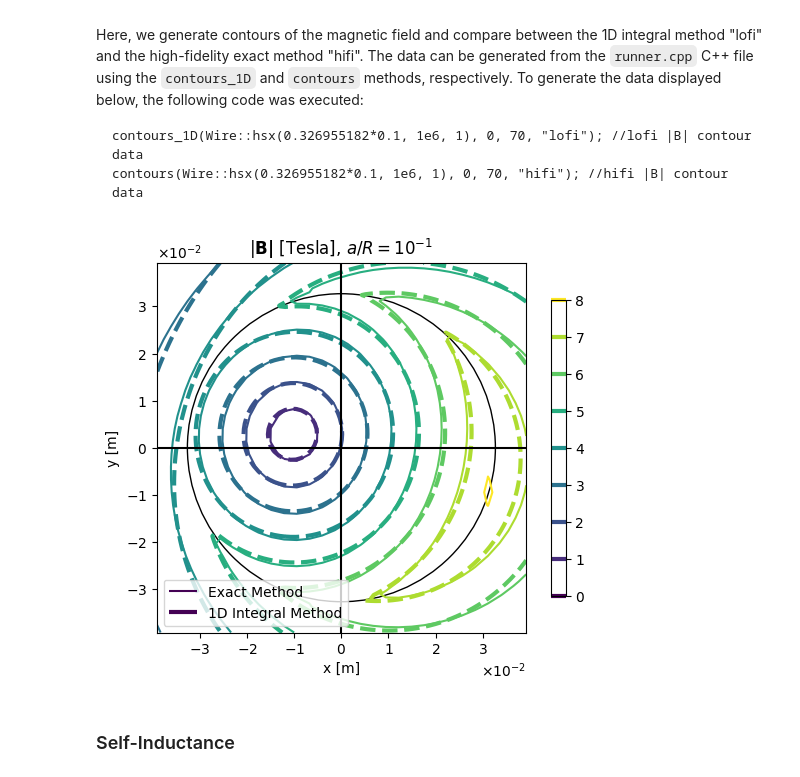
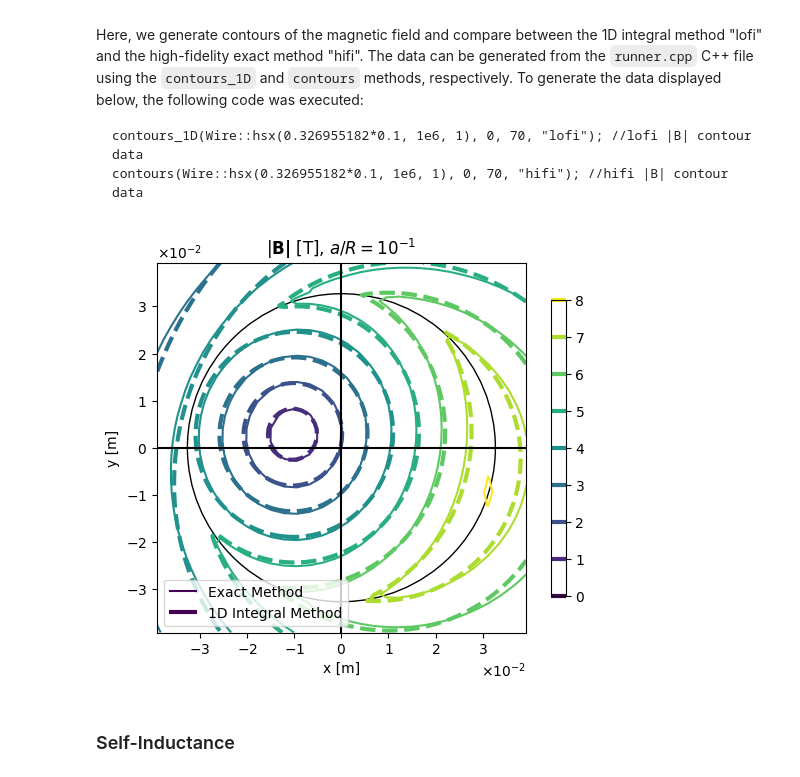
Before and after one commit to smhurwitz/Coil_Fields, a Jupyter notebook: analysis.ipynb, the cells around one changed output. Cells and saved outputs as stored; diff of their text form; code cells hidden in the pictures.

```diff
--- a/analysis.ipynb
+++ b/analysis.ipynb
@@ -0,0 +6,16 @@
+# %%
+import numpy as np
+import matplotlib
+from matplotlib import pyplot as plt
+
+matplotlib.rcParams.update({'font.size': 10})
+def f(x):
+   return (1-np.cos(x))/(2*(1-np.cos(x))+0.01*np.exp(-0.5))**1.5
+
+x = np.linspace(-3, 3, 1000)
+
+plt.plot(x, f(x))
+
+plt.title('Regularized Biot-Savart Law Integrand, $a/R=10^{-1}$')
+plt.xlabel(r'$\phi$ [radians]')
+plt.savefig("sin.pdf", bbox_inches='tight')
@@ -8,19 +29,32 @@ The force data came from running `force_plots(Wire::hsx(0.326955182*0.01, 1e6, 1
 import numpy as np
 import matplotlib
 import matplotlib.pyplot as plt
+matplotlib.rcParams.update({'font.size': 10})
+
 
 f = open("data/f_profiles.txt", "r")
-matplotlib.rcParams.update({'font.size': 10})
 
 ar = np.loadtxt(f)
 phi = ar[:, 0]
 fhi = ar[:, 1]
 flo = ar[:, 2]
 
+phi = np.append(phi, phi[0] +2 * np.pi)
+fhi = np.append(fhi, fhi[0])
+flo = np.append(flo, flo[0])
+rel_err = np.abs(2 * (fhi - flo) / (fhi + flo))
+
+plt.figure()
 plt.plot(phi, fhi, label="Exact Method",color="red")
 plt.plot(phi, flo, '--', label="1D Integral Method",color="#15A3EB")
-plt.xlabel('phi [unitless]')
+plt.xlabel(r'$\phi$ [radians]')
 plt.ylabel(r'$dF_x/dl$ [N/m]')
 plt.legend()
-plt.show()
+plt.savefig("self-force.pdf")
+
+plt.figure()
+plt.plot(phi, rel_err)
+plt.xlabel(r'$\phi$ [radians]')
+plt.ylabel(r'relative error in $dF_x/dl$ [unitless]')
+plt.savefig("relative_self-force.pdf")
 # %% [output]
@@ -76,37 +111,38 @@ def contour(exactname,lofiname, radius, phi):
     # convert 1d array to meshgrid
     X, Y = np.meshgrid(np.unique(x), np.unique(y))
     B = np.empty(np.shape(X))
     for i in range(np.shape(B)[0]):
         for j in range(np.shape(B)[1]):
             wherex = np.where(x == X[i, j])
             wherey = np.where(y == Y[i, j])
             loc = np.intersect1d(wherex, wherey)[0]
             B[i, j] = b[loc]
             if (b[loc] == 0):
                 B[i, j] = math.nan
                 print(B[i, j])
 
     CS2 = ax.contour(X, Y, B, 8, linestyles='dashed', linewidths=3, levels=[0,1,2,3,4,5,6,7,8]) #,linestyles='dashed'
 
     # plot axes and circle representing wire boundary
     circle1 = plt.Circle((0, 0), radius, color='black', fill=False)
     ax.add_patch(circle1)
     ax.axhline(y=0, color='black')
     ax.axvline(x=0, color='black')
-    ax.set_title(r'$|\bf{B}|$ [Tesla], $a/R=10^{-1}$')
+    ax.set_title(r'$|\bf{B}|$ [T], $a/R=10^{-1}$')
     ax.set_xlabel('x [m]')
     ax.set_ylabel('y [m]')
 
     plt.ticklabel_format(axis='both', style='sci', scilimits=(0, 0), useMathText=True)
     h1, _ = CS1.legend_elements()
     h2, _ = CS2.legend_elements()
     ax.legend([h1[0], h2[0]], ['Exact Method', '1D Integral Method'],loc='lower left')
     CB = fig.colorbar(CS2, shrink=0.8)
-    plt.show()
+    # plt.show()
+    plt.savefig("1_10.pdf")
 
-contour("hifi","lofi", 0.326955182*0.1,0)
+contour("B_hifi_1e-1","B_lofi_1e-1", 0.326955182*0.1,0)
 # %% [output]
-[figure, old version]
+[figure, new version]
 # %% [markdown]
 ### Self-Inductance
 # %% [markdown]
```
Also changed, not shown: parts of 8 cells of this notebook.
